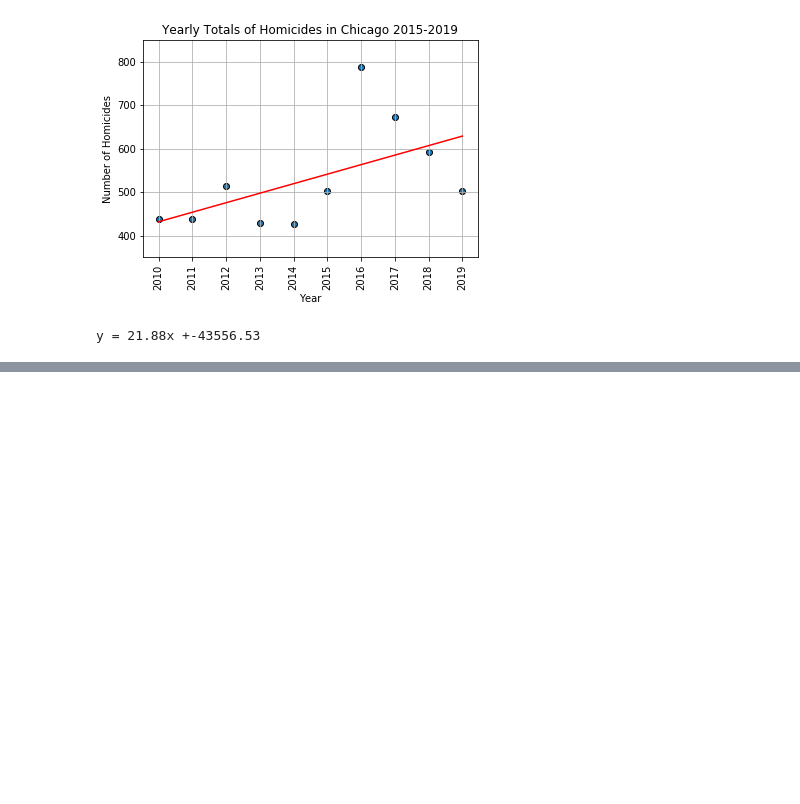
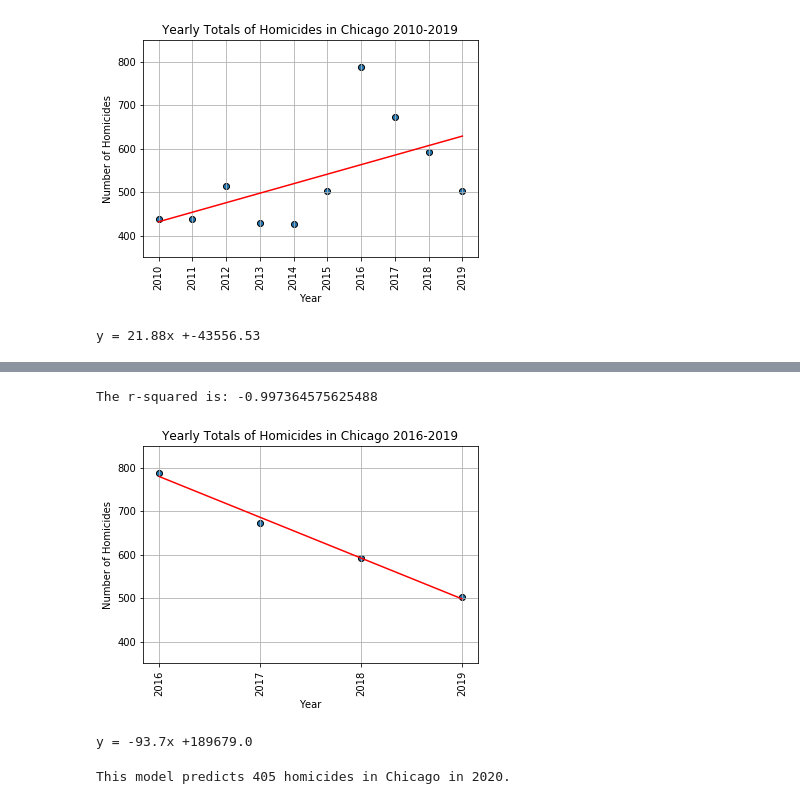
Before and after one commit to shidalgo12/Chicago_Crime, a Jupyter notebook: Homicide Regression.ipynb, the cells around one changed output, grey strips where cells are left out. Cells and saved outputs as stored; diff of their text form; code cells hidden in the pictures; blank space fills up the shorter version.

```diff
--- a/Homicide Regression.ipynb
+++ b/Homicide Regression.ipynb
@@ -128,2 +132,5 @@ The model predicts 641 homicides in Chicago in 2020.
 # %%
-# Add model just on 2016-2019
+# New Dataframe just on 2016-2019
+
+homicides_2016_on = homicides_by_year.iloc[6:10, :]
+homicides_2016_on
@@ -129,0 +143,48 @@ The model predicts 641 homicides in Chicago in 2020.
+# %%
+# Create Variables
+year_post_2016 = homicides_2016_on.iloc[:,0]
+homicides_post_2016 = homicides_2016_on.iloc[:,1]
+# %%
+###### Perform a linear regression on year versus homicides
+(slope_2016, intercept_2016, rvalue_2016, pvalue_2016, stderr_2016) = stats.linregress(year_post_2016, homicides_post_2016)
+# %%
+# equation for line for predicted homicide rate
+fit_post_2016 = slope_2016 * year_post_2016 + intercept_2016
+# %%
+# Scatter plot with fit line
+plt.scatter(year_post_2016, homicides_post_2016, marker="o", edgecolors="black")
+
+# Graph Properties
+plt.title("Yearly Totals of Homicides in Chicago 2016-2019")
+plt.xlabel('Year')
+plt.ylabel('Number of Homicides')
+plt.grid(True)
+plt.xticks(year_post_2016, rotation=90)
+
+# add fit line
+plt.plot(year_post_2016,fit_post_2016,"r-")
+
+# y range
+plt.ylim(350, 850)
+
+# Print r square value
+print(f"The r-squared is: {rvalue_2016}")
+
+# Show Plot
+plt.show()
+# %% [output]
+The r-squared is: -0.997364575625488
+[figure, added]
+# %%
+# Create line equation string
+line_eq_post_2016 = "y = " + str(round(slope_2016,2)) + "x +" + str(round(intercept_2016,2))
+print(line_eq_post_2016)
+# %% [output]
+y = -93.7x +189679.0
+# %%
+# Adding 2020 as "x":
+
+y = -93.7 * 2020 + 189679.0
+print(f"This model predicts {round(y)} homicides in Chicago in 2020.")
+# %% [output]
+This model predicts 405 homicides in Chicago in 2020.
```
Also changed, not shown: parts of 5 cells of this notebook.
